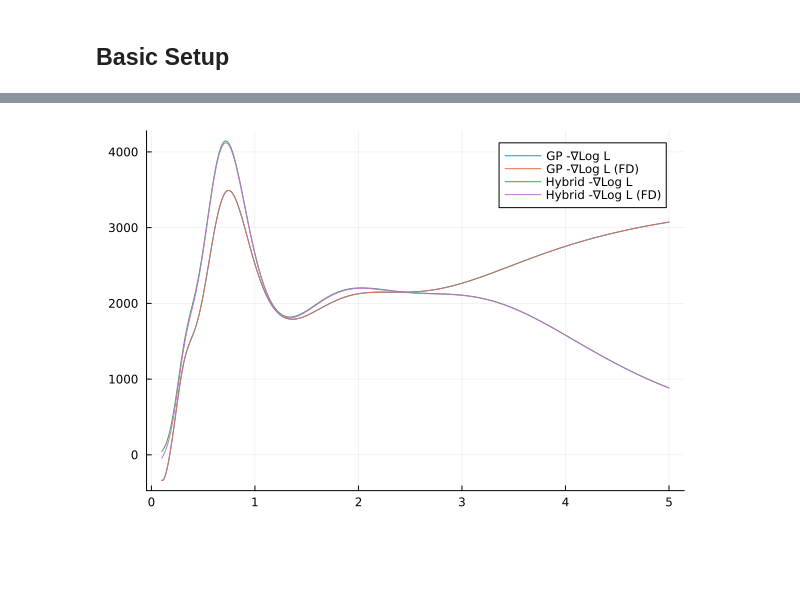
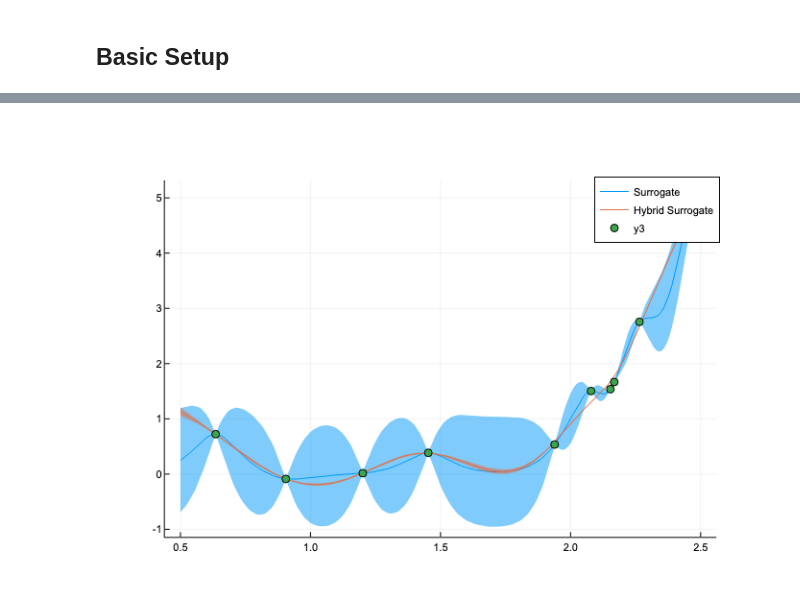
Before and after one commit to DarianNwankwo/Mean-Field-Bayesian-Optimization, a Jupyter notebook: notebooks/bo_with_mean_field.ipynb, the cells around one changed output, grey strips where cells are left out. Cells and saved outputs as stored; diff of their text form; code cells hidden in the pictures; blank space fills up the shorter version.

Commit message:
mean field bo experiments

```diff
--- a/notebooks/bo_with_mean_field.ipynb
+++ b/notebooks/bo_with_mean_field.ipynb
@@ -72,13 +96,0 @@ sur = Surrogate(kernel2, X, y, decision_rule=EI(),
-# %%
-sur = bayesian_optimize!(
-    surrogate=sur,
-    testfn=testfn,
-    spatial_lbs=lbs,
-    spatial_ubs=ubs,
-    kernel_lbs=kernel_lbs,
-    kernel_ubs=kernel_ubs,
-    decision_rule_hyperparameters=θfixed,
-    inner_optimizer_starts=inner_optimizer_starts,
-    hyperparameter_optimizer_starts=hyperparameter_optimizer_starts,
-    budget=BUDGET
-);
@@ -88,13 +96,0 @@ Progress: |-
-# %%
-hsur = bayesian_optimize!(
-    surrogate=hsur,
-    testfn=testfn,
-    spatial_lbs=lbs,
-    spatial_ubs=ubs,
-    kernel_lbs=kernel_lbs,
-    kernel_ubs=kernel_ubs,
-    decision_rule_hyperparameters=θfixed,
-    inner_optimizer_starts=inner_optimizer_starts,
-    hyperparameter_optimizer_starts=hyperparameter_optimizer_starts,
-    budget=BUDGET
-);
@@ -243,7 +97,16 @@ plot!(hyperparameter_grid, -results_hybrid, label="Hybrid -Log L")
-# %%
-plot(hyperparameter_grid, -grad_results, label="GP -∇Log L")
-plot!(hyperparameter_grid, -fd_results, label="GP -∇Log L (FD)")
-plot!(hyperparameter_grid, -grad_results_hybrid, label="Hybrid -∇Log L")
-plot!(hyperparameter_grid, -fd_hybrid_results, label="Hybrid -∇Log L (FD)")
-# %% [output]
-[figure, removed]
+# %%
+plot(
+    domain,
+    [predictive_mean(sur, [x]) for x in domain],
+    ribbons=[predictive_std(sur, [x]) for x in domain],
+    label="Surrogate"
+)
+plot!(
+    domain,
+    [predictive_mean(hsur, [x]) for x in domain],
+    ribbons=[predictive_std(hsur, [x]) for x in domain],
+    label="Hybrid Surrogate"
+)
+scatter!(get_active_covariates(sur)', get_active_observations(sur))
+# %% [output]
+[figure, added]
```
Also changed, not shown: parts of 28 cells of this notebook, 16 other files.
